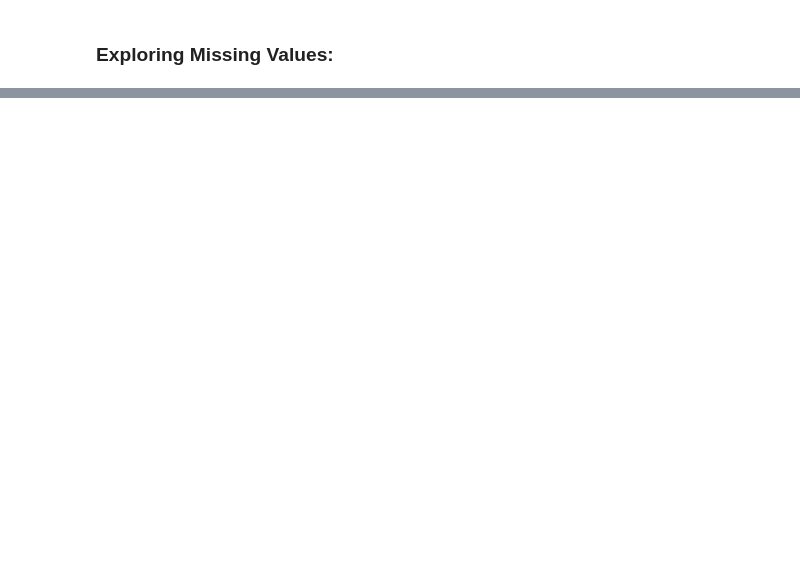
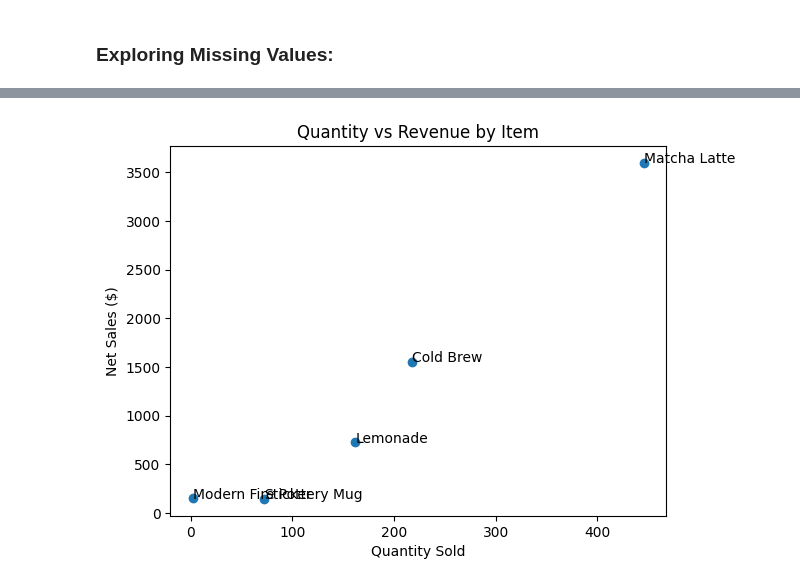
Before and after one commit to zoetankersley/sunrise_social_club, a Jupyter notebook: notebooks/eda.ipynb, the cells around one changed output, grey strips where cells are left out. Cells and saved outputs as stored; diff of their text form; code cells hidden in the pictures; blank space fills up the shorter version.

```diff
--- a/notebooks/eda.ipynb
+++ b/notebooks/eda.ipynb
@@ -80,0 +153,12 @@ df['Flavor']= df['Flavor'].fillna('No Flavor')
+# %%
+plt.scatter(item_stats["Qty"], item_stats["Net_Sales"])
+plt.xlabel("Quantity Sold")
+plt.ylabel("Net Sales ($)")
+plt.title("Quantity vs Revenue by Item")
+
+for i in item_stats.index:
+    plt.text(item_stats.loc[i, "Qty"], item_stats.loc[i, "Net_Sales"], i)
+
+plt.show()
+# %% [output]
+[figure, added]
```
Also changed, not shown: parts of 14 cells of this notebook, 2 other files.
